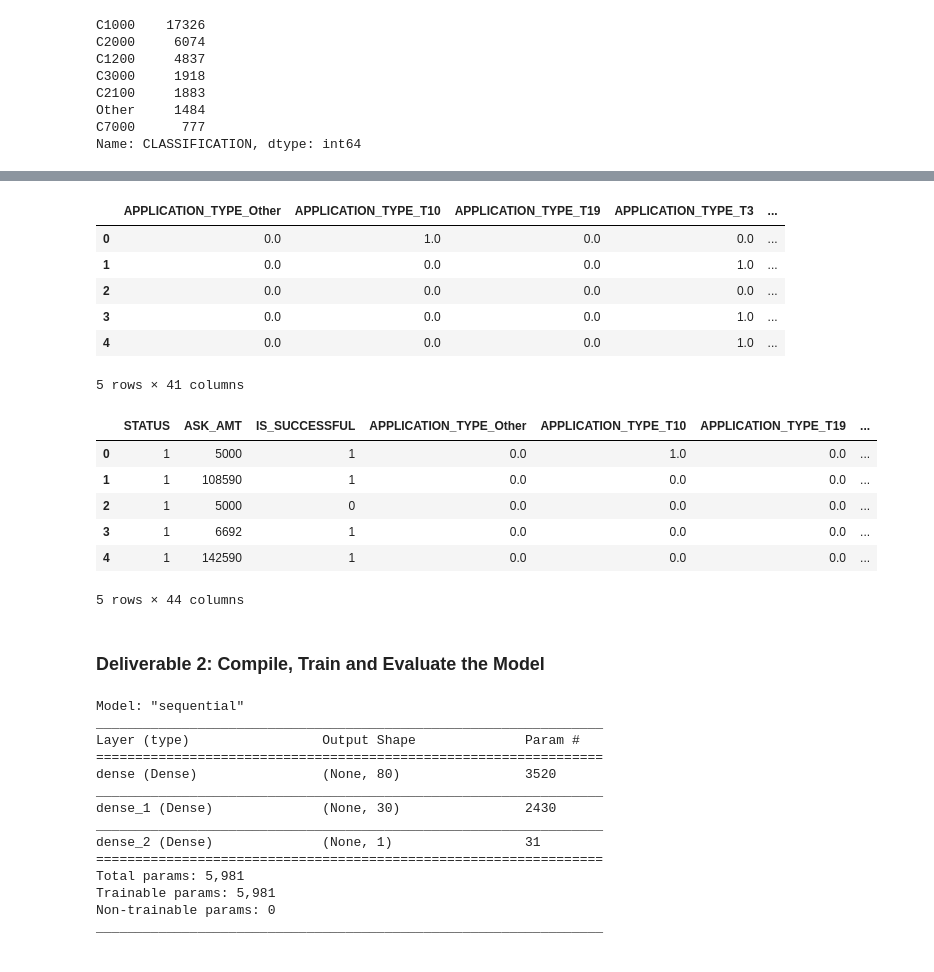
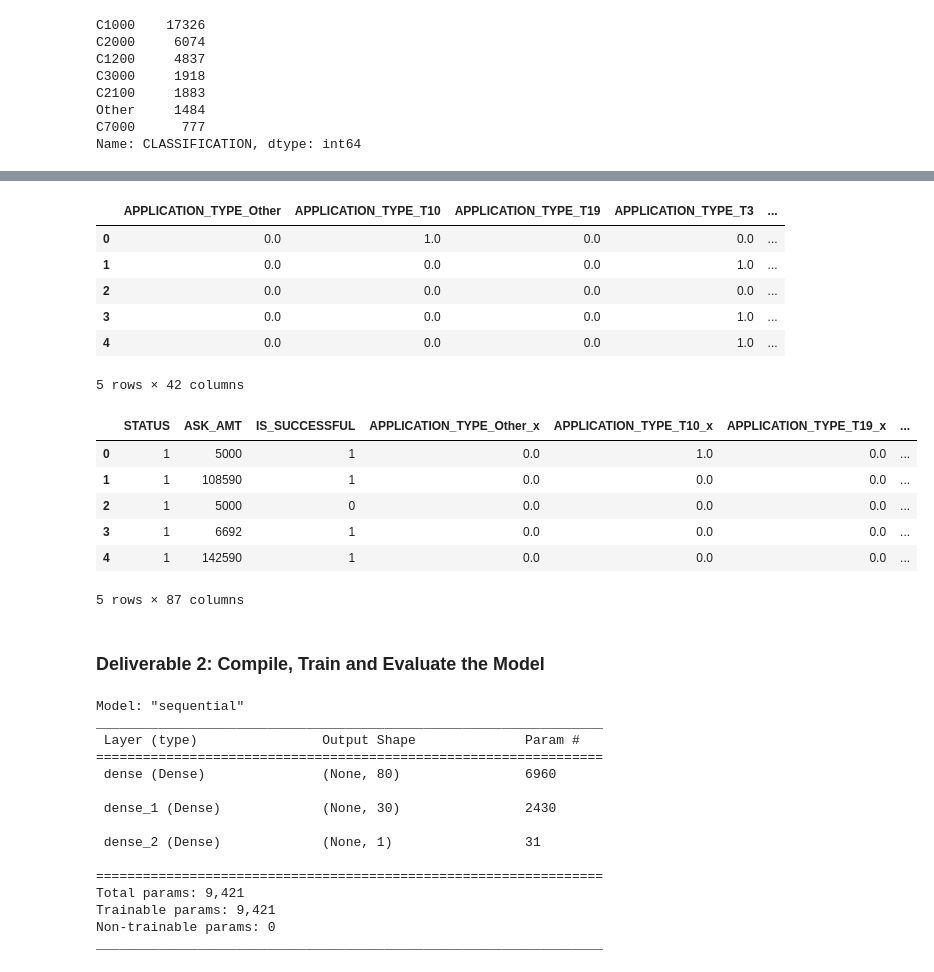
Before and after one commit to Kuldeep200/Neural_Network_Charity_Analysis-, a Jupyter notebook: Resources/AlphabetSoupCharity.ipynb, the cells around one changed output, grey strips where cells are left out. Drawn from its saved outputs; the diff is of its cells as text; code cells hidden in the pictures.

```diff
--- a/Resources/AlphabetSoupCharity.ipynb
+++ b/Resources/AlphabetSoupCharity.ipynb
@@ -138,3 +138,5 @@ Name: CLASSIFICATION, dtype: int64
 # %%
 # Generate our categorical variable lists
 #  YOUR CODE GOES HERE
+application_cat = application_df.dtypes[application_df.dtypes == "object"].index.tolist()
+application_cat
@@ -144,6 +154,7 @@ enc = OneHotEncoder(sparse=False)
 
 # Fit and transform the OneHotEncoder using the categorical variable list
 #  YOUR CODE GOES HERE
+encode_df = pd.DataFrame(enc.fit_transform(application_df[application_cat]))
 
 # Add the encoded variable names to the dataframe
 encode_df.columns = enc.get_feature_names(application_cat)
@@ -155,18 +166,21 @@ encode_df.head()
 | 2 | 0.0 | 0.0 | 0.0 | 0.0 | ... |
 | 3 | 0.0 | 0.0 | 0.0 | 1.0 | ... |
 | 4 | 0.0 | 0.0 | 0.0 | 1.0 | ... |
-5 rows × 41 columns
+5 rows × 42 columns
 # %%
 # Merge one-hot encoded features and drop the originals
 #  YOUR CODE GOES HERE
+application_df = application_df.merge(encode_df, left_index=True,right_index=True)
+application_df = application_df.drop(columns = application_cat)
+application_df.head()
 # %% [output]
-|  | STATUS | ASK_AMT | IS_SUCCESSFUL | APPLICATION_TYPE_Other | APPLICATION_TYPE_T10 | APPLICATION_TYPE_T19 | ... |
+|  | STATUS | ASK_AMT | IS_SUCCESSFUL | APPLICATION_TYPE_Other_x | APPLICATION_TYPE_T10_x | APPLICATION_TYPE_T19_x | ... |
 | 0 | 1 | 5000 | 1 | 0.0 | 1.0 | 0.0 | ... |
 | 1 | 1 | 108590 | 1 | 0.0 | 0.0 | 0.0 | ... |
 | 2 | 1 | 5000 | 0 | 0.0 | 0.0 | 0.0 | ... |
 | 3 | 1 | 6692 | 1 | 0.0 | 0.0 | 0.0 | ... |
 | 4 | 1 | 142590 | 1 | 0.0 | 0.0 | 0.0 | ... |
-5 rows × 44 columns
+5 rows × 87 columns
 # %%
 # Split our preprocessed data into our features and target arrays
 #  YOUR CODE GOES HERE
@@ -188,33 +205,43 @@ X_test_scaled = X_scaler.transform(X_test)
 # %%
 # Define the model - deep neural net, i.e., the number of input features and hidden nodes for each layer.
 #  YOUR CODE GOES HERE
+number_input_features = len(X_train_scaled[0])
+hidden_nodes_layer1 = 80
+hidden_nodes_layer2 = 30
 
 nn = tf.keras.models.Sequential()
 
 # First hidden layer
 #  YOUR CODE GOES HERE
+nn.add(tf.keras.layers.Dense(units=hidden_nodes_layer1, input_dim=number_input_features, activation="relu"))
+
 
 # Second hidden layer
 #  YOUR CODE GOES HERE
+nn.add(tf.keras.layers.Dense(units=hidden_nodes_layer2, activation="relu"))
+
 
 # Output layer
 #  YOUR CODE GOES HERE
+nn.add(tf.keras.layers.Dense(units=1, activation="sigmoid"))
+
 
 # Check the structure of the model
 nn.summary()
 # %% [output]
 Model: "sequential"
 _________________________________________________________________
-Layer (type)                 Output Shape              Param #
+ Layer (type)                Output Shape              Param #
 =================================================================
-dense (Dense)                (None, 80)                3520
-_________________________________________________________________
-dense_1 (Dense)              (None, 30)                2430
-_________________________________________________________________
-dense_2 (Dense)              (None, 1)                 31
+ dense (Dense)               (None, 80)                6960
+
+ dense_1 (Dense)             (None, 30)                2430
+
+ dense_2 (Dense)             (None, 1)                 31
+
 =================================================================
-Total params: 5,981
-Trainable params: 5,981
+Total params: 9,421
+Trainable params: 9,421
 Non-trainable params: 0
 _________________________________________________________________
 # %%
```
Also changed, not shown: parts of 5 cells of this notebook.
